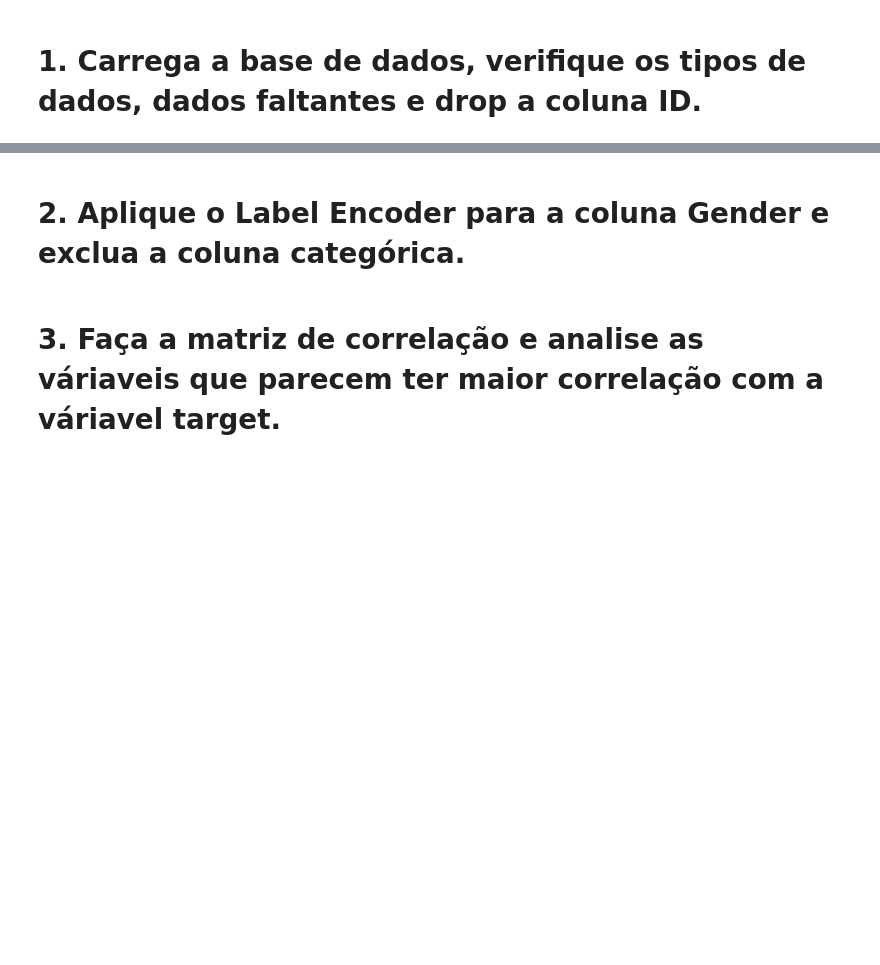
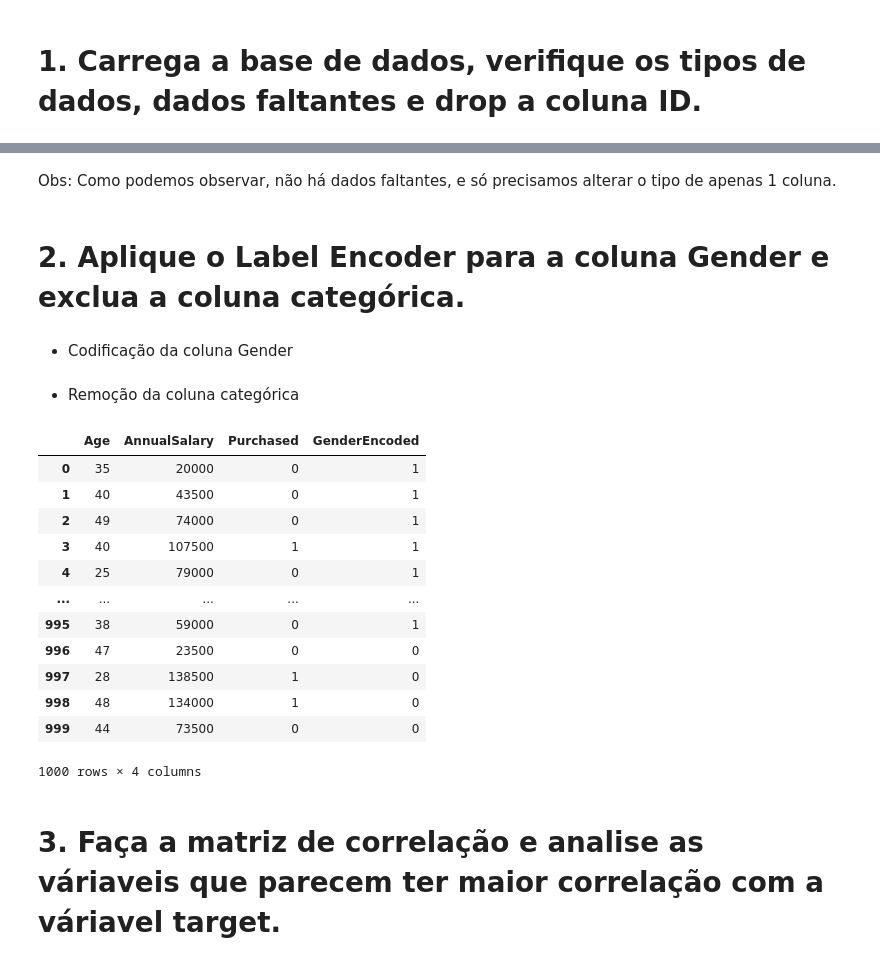
Before and after one commit to MiguellMAC/EBAC.DATA_SCIENCE, a Jupyter notebook: Atividade_Cap40/ML_CarClients_SVM.ipynb.ipynb, the cells around one changed output, grey strips where cells are left out. Cells and saved outputs as stored; diff of their text form; code cells hidden in the pictures; blank space fills up the shorter version.

```diff
--- a/Atividade_Cap40/ML_CarClients_SVM.ipynb.ipynb
+++ b/Atividade_Cap40/ML_CarClients_SVM.ipynb.ipynb
@@ -55,2 +96,4 @@ Caminho encontrado
+# %% [markdown]
+Obs: Como podemos observar, não há dados faltantes, e só precisamos alterar o tipo de apenas 1 coluna.
 # %% [markdown]
 # 2. Aplique o Label Encoder para a coluna Gender e exclua a coluna categórica.
@@ -58,0 +100,2 @@ Caminho encontrado
+# %% [markdown]
+- Codificação da coluna Gender
@@ -59,2 +110,26 @@ Caminho encontrado
+# %% [markdown]
+- Remoção da coluna categórica
+# %%
+# Removendo coluna categórica
+
+df = df.drop(columns='Gender')
+
+# Verificando resultados
+
+df
+# %% [output]
+|  | Age | AnnualSalary | Purchased | GenderEncoded |
+| 0 | 35 | 20000 | 0 | 1 |
+| 1 | 40 | 43500 | 0 | 1 |
+| 2 | 49 | 74000 | 0 | 1 |
+| 3 | 40 | 107500 | 1 | 1 |
+| 4 | 25 | 79000 | 0 | 1 |
+| ... | ... | ... | ... | ... |
+| 995 | 38 | 59000 | 0 | 1 |
+| 996 | 47 | 23500 | 0 | 0 |
+| 997 | 28 | 138500 | 1 | 0 |
+| 998 | 48 | 134000 | 1 | 0 |
+| 999 | 44 | 73500 | 0 | 0 |
+1000 rows × 4 columns
 # %% [markdown]
 # 3. Faça a matriz de correlação e analise as váriaveis que parecem ter maior correlação com a váriavel target.
```
Also changed, not shown: parts of 39 cells of this notebook, 1 other file.
